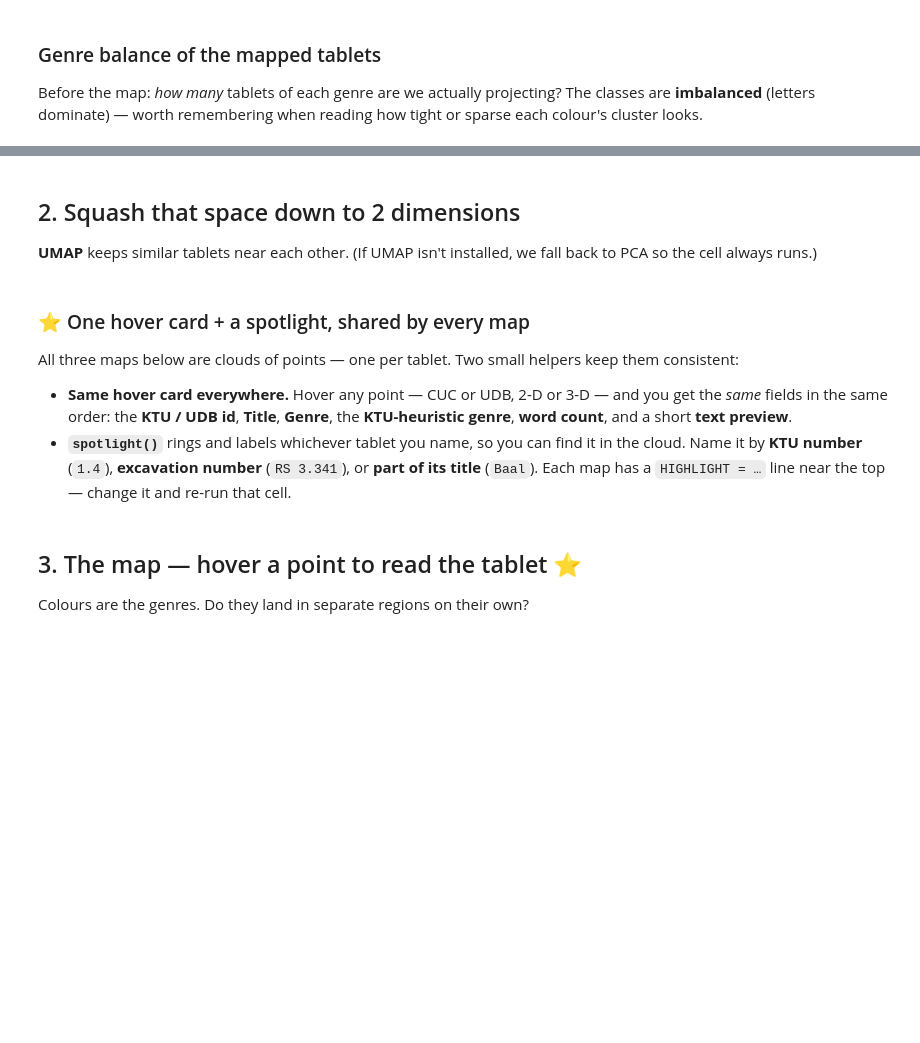
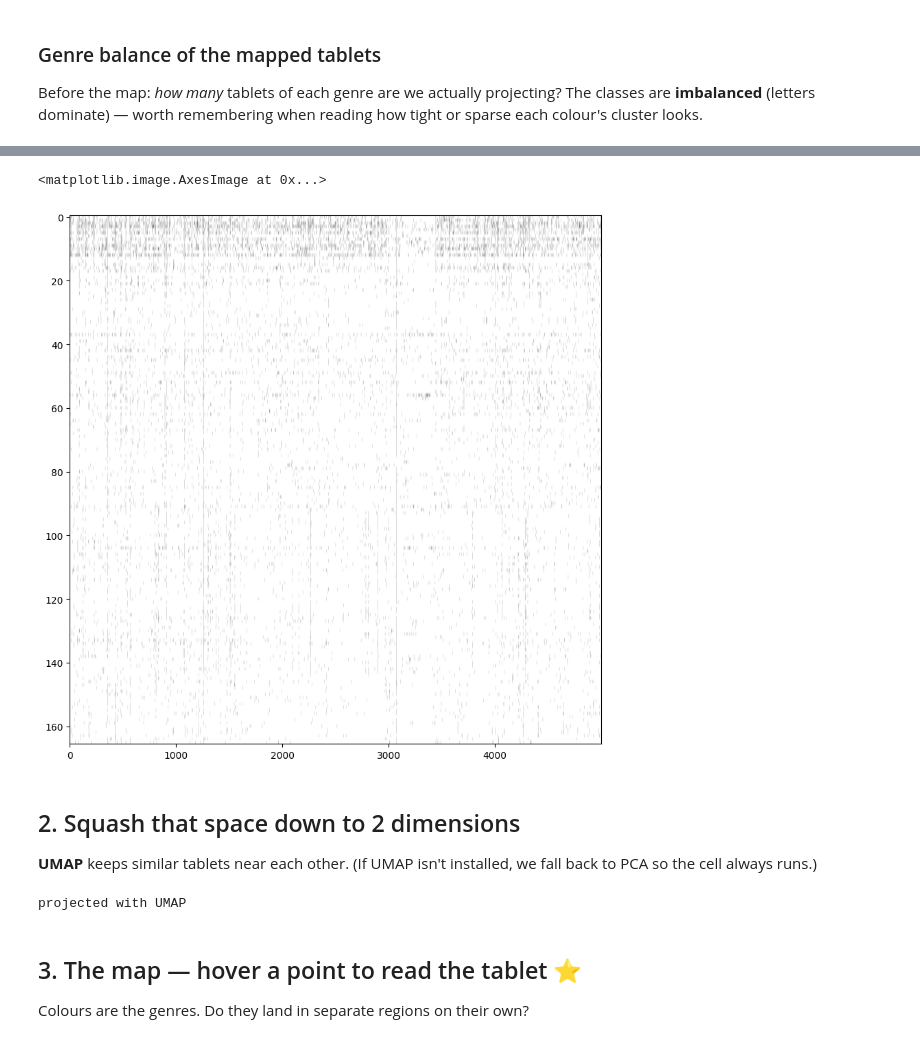
Before and after one commit to alexsosn/ugarit-dh-workshop, a Jupyter notebook: notebooks/2b_similarity_clustering.ipynb, the cells around one changed output, grey strips where cells are left out. Drawn from its saved outputs; the diff is of its cells as text; code cells hidden in the pictures; blank space fills up the shorter version.

```diff
--- a/notebooks/2b_similarity_clustering.ipynb
+++ b/notebooks/2b_similarity_clustering.ipynb
@@ -58,0 +100,4 @@ fig.show()
+# %%
+from sklearn.feature_extraction.text import TfidfVectorizer
+X = TfidfVectorizer(token_pattern=r"[^\s]+").fit_transform(docs).toarray()
+print(f"{X.shape[0]} tablets in a {X.shape[1]}-word space")
@@ -59,3 +131,11 @@ fig.show()
+# %%
+import numpy as np
+import matplotlib.pyplot as plt
+plt.figure(figsize=(10, 10))
+plt.imshow(np.log(X), aspect='auto', cmap='gray')
+# %% [output]
+<matplotlib.image.AxesImage at 0x...>
+[figure, added]
 # %% [markdown]
 ## 2. Squash that space down to 2 dimensions
 **UMAP** keeps similar tablets near each other. (If UMAP isn't installed, we fall back to PCA so the cell always runs.)
@@ -66,20 +146,15 @@ warnings.filterwarnings("ignore", message="n_jobs value 1 overridden.*")
 try:
     import umap
     xy = umap.UMAP(n_components=2, n_neighbors=12, min_dist=0.25,
-                   metric="cosine", random_state=42).fit_transform(X.toarray())
+                   metric="cosine", random_state=42).fit_transform(X)
     METHOD = "UMAP"
 except Exception as e:
     from sklearn.decomposition import PCA
-    xy = PCA(n_components=2, random_state=42).fit_transform(X.toarray())
+    xy = PCA(n_components=2, random_state=42).fit_transform(X)
     METHOD = f"PCA (UMAP unavailable: {type(e).__name__})"
 print("projected with", METHOD)
+# %% [output]
+projected with UMAP
-# %% [markdown]
-### ⭐ One hover card + a spotlight, shared by every map
-
-All three maps below are clouds of points — one per tablet. Two small helpers keep them consistent:
-
-- **Same hover card everywhere.** Hover any point — CUC or UDB, 2-D or 3-D — and you get the *same* fields in the same order: the **KTU / UDB id**, **Title**, **Genre**, the **KTU-heuristic genre**, **word count**, and a short **text preview**.
-- **`spotlight()`** rings and labels whichever tablet you name, so you can find it in the cloud. Name it by **KTU number** (`1.4`), **excavation number** (`RS 3.341`), or **part of its title** (`Baal`). Each map has a `HIGHLIGHT = …` line near the top — change it and re-run that cell.
 # %%
 # === Shared helpers for the three maps below ================================
 # One place that defines (a) the *same* hover card for every map and (b) the
```
Also changed, not shown: parts of 21 cells of this notebook, 1 other file.
